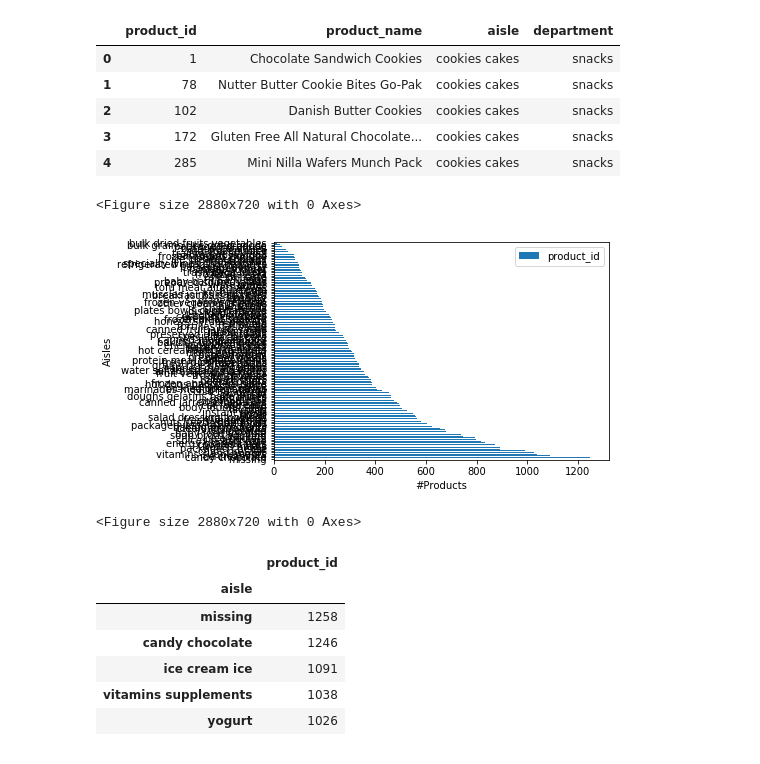
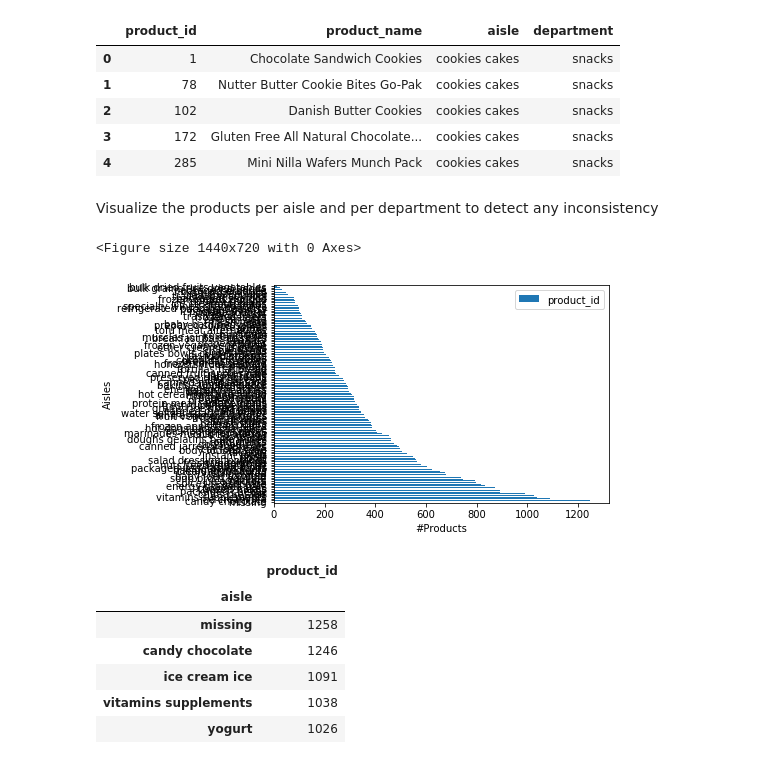
Before and after one commit to auriane81/epfl-ada-ada-2019-project-adax, a Jupyter notebook: project_Auriane.ipynb, the cells around one changed output. Saved outputs shown, nothing was run; the diff lists cells and outputs as text; code cells hidden in the pictures.

```diff
--- a/project_Auriane.ipynb
+++ b/project_Auriane.ipynb
@@ -85,16 +99,19 @@ products_litteral.head()
 | 2 | 102 | Danish Butter Cookies | cookies cakes | snacks |
 | 3 | 172 | Gluten Free All Natural Chocolate... | cookies cakes | snacks |
 | 4 | 285 | Mini Nilla Wafers Munch Pack | cookies cakes | snacks |
+# %% [markdown]
+Visualize the products per aisle and per department to detect any inconsistency
 # %%
 per_aisle=products_litteral[['product_id', 'aisle']].groupby('aisle').count().sort_values(by='product_id', ascending=False)
 # %%
+plt.figure(figsize=[20,10])  ##je n'ai pas reussi a rendre l'echelle y lisible...
 ax = per_aisle.plot(kind='barh')
 ax.set_xlabel('#Products')
 ax.set_ylabel('Aisles')
+plt.show()
 # %% [output]
-<Figure size 2880x720 with 0 Axes>
+<Figure size 1440x720 with 0 Axes>
-[figure, old version]
+[figure, new version]
-<Figure size 2880x720 with 0 Axes>
 # %%
 per_aisle.head()
 # %% [output]
```
Also changed, not shown: parts of 21 cells of this notebook.
